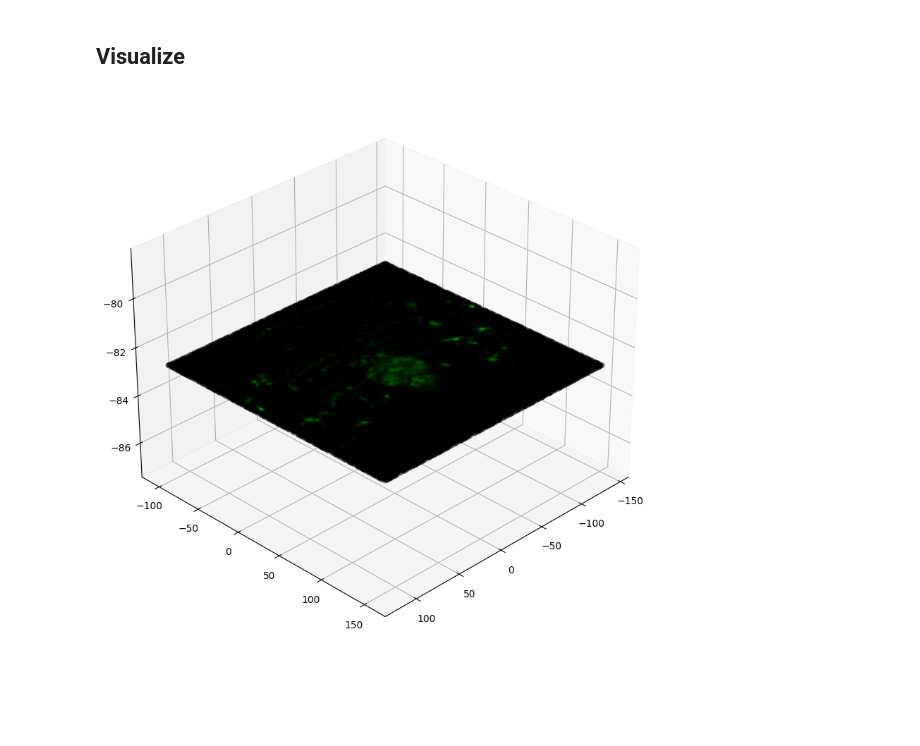
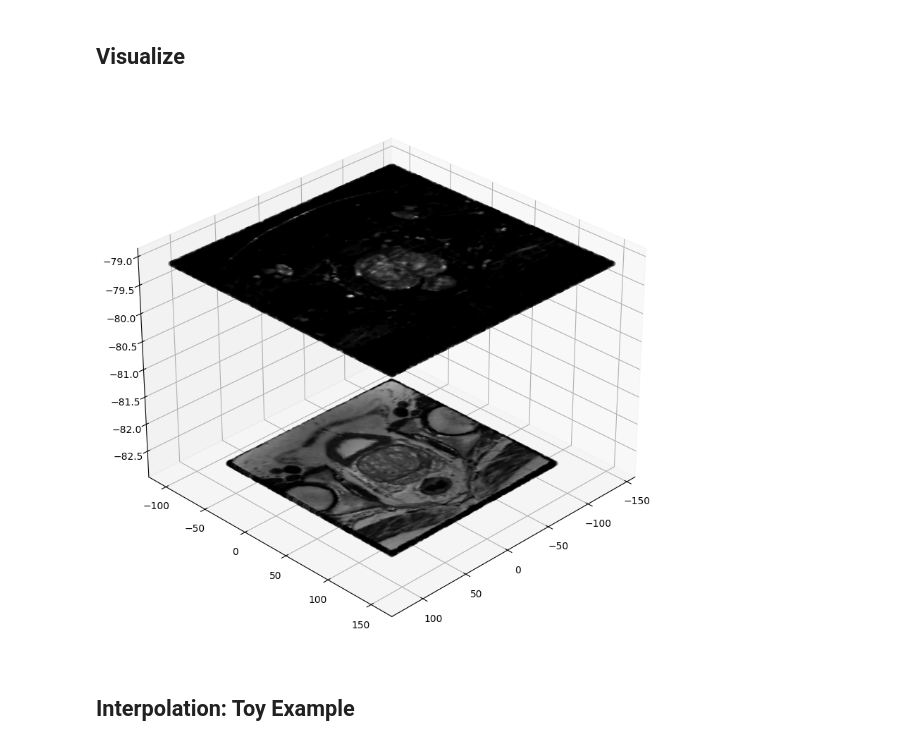
Before and after one commit to ParsaHaji09/dicom_coord_converter, a Jupyter notebook: t2_ktrans_visuals.ipynb, the cells around one changed output. Cells and saved outputs as stored; diff of their text form; code cells hidden in the pictures; blank space fills up the shorter version.

Commit message:
k2 and ktrans interpolation

```diff
--- a/t2_ktrans_visuals.ipynb
+++ b/t2_ktrans_visuals.ipynb
@@ -59,16 +61,17 @@ def transform_3D(dcm_data, index, mat):
 def print_3D(patient_coords_list):
     fig = plt.figure(figsize=(10, 20))
     ax = fig.add_subplot(projection='3d')
-    count = 0
+    # count = 0
     for (patient_coord, points, data) in patient_coords_list:
         data = ((data/data.max())).flatten()
         indice = np.random.choice(len(points), 100000)
-        if count == 0:
-            count += 1
-            colors = [[c, 0, 0] for c in data[indice]]
-        else:
-            count -= 1
-            colors = [[0, c, 0] for c in data[indice]]
+        colors = [[c, c, c] for c in data[indice]]
+        # if count == 0:
+        #     count += 1
+        #     colors = [[c, 0, 0] for c in data[indice]]
+        # else:
+        #     count -= 1
+        #     colors = [[0, c, 0] for c in data[indice]]
         ax.scatter(patient_coord[indice,0], patient_coord[indice,1], patient_coord[indice,2], color = colors, alpha=0.1)
     ax.view_init(elev=30, azim=45)
 # %% [markdown]
@@ -157,9 +160,10 @@ slice-011.dcm
 # %%
 t2_and_ktrans_patient_coords_list = []
 t2_and_ktrans_patient_coords_list.append(t2_patient_coords_list[0])
-t2_and_ktrans_patient_coords_list.append(ktrans_patient_coords_list[0])
-
+t2_and_ktrans_patient_coords_list.append(ktrans_patient_coords_list[1])
 
 print_3D(t2_and_ktrans_patient_coords_list)
 # %% [output]
-[figure, old version]
+[figure, new version]
+# %% [markdown]
+## Interpolation: Toy Example
```
Also changed, not shown: parts of 9 cells of this notebook, 2 other files.
